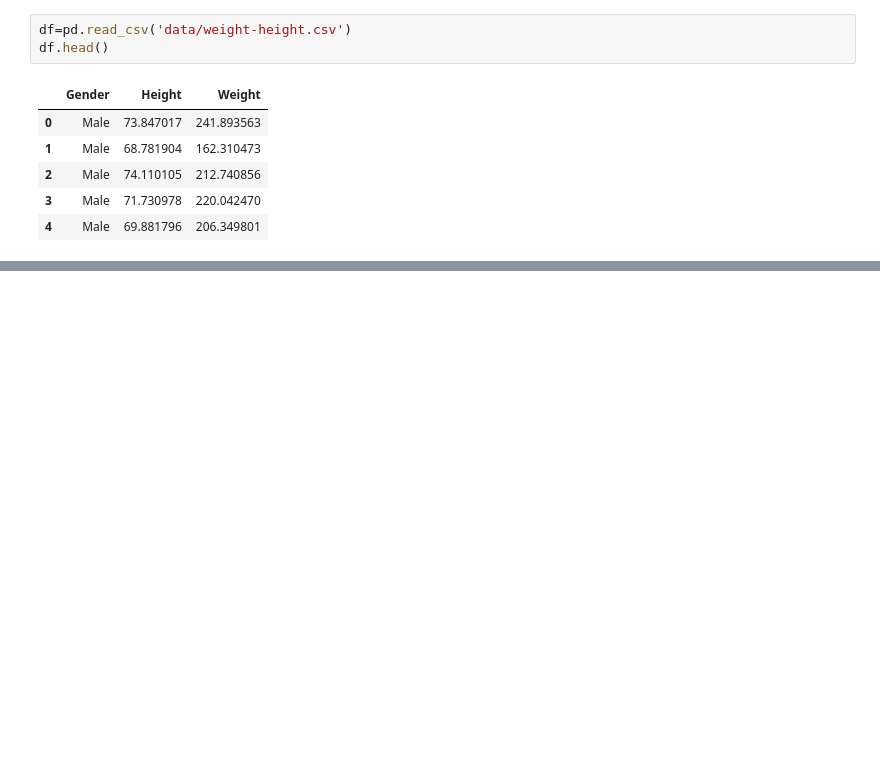
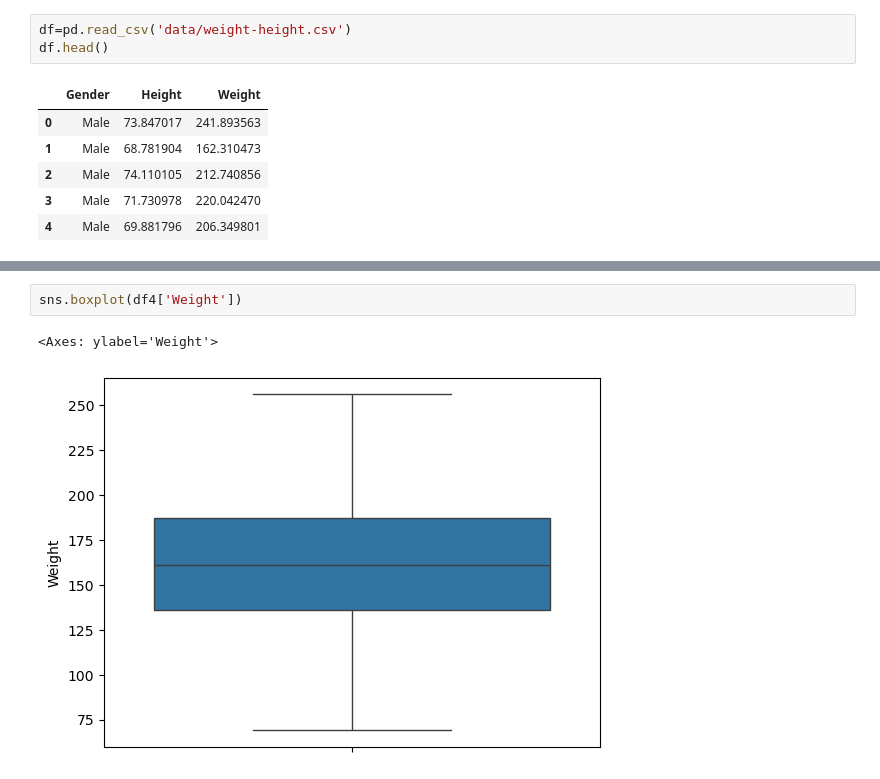
Before and after one commit to GichukiEdwin/Advanced_EDA_and_Feature_Engineering, a Jupyter notebook: Weight_FE.ipynb, the cells around one changed output, grey strips where cells are left out. Saved outputs shown, nothing was run; the diff lists cells and outputs as text; blank space fills up the shorter version.

```diff
--- a/Weight_FE.ipynb
+++ b/Weight_FE.ipynb
@@ -15,0 +149,5 @@ df.head()
+# %%
+sns.boxplot(df4['Weight'])
+# %% [output]
+<Axes: ylabel='Weight'>
+[figure, added]
```
Also changed, not shown: parts of 32 cells of this notebook, 1 other file.
